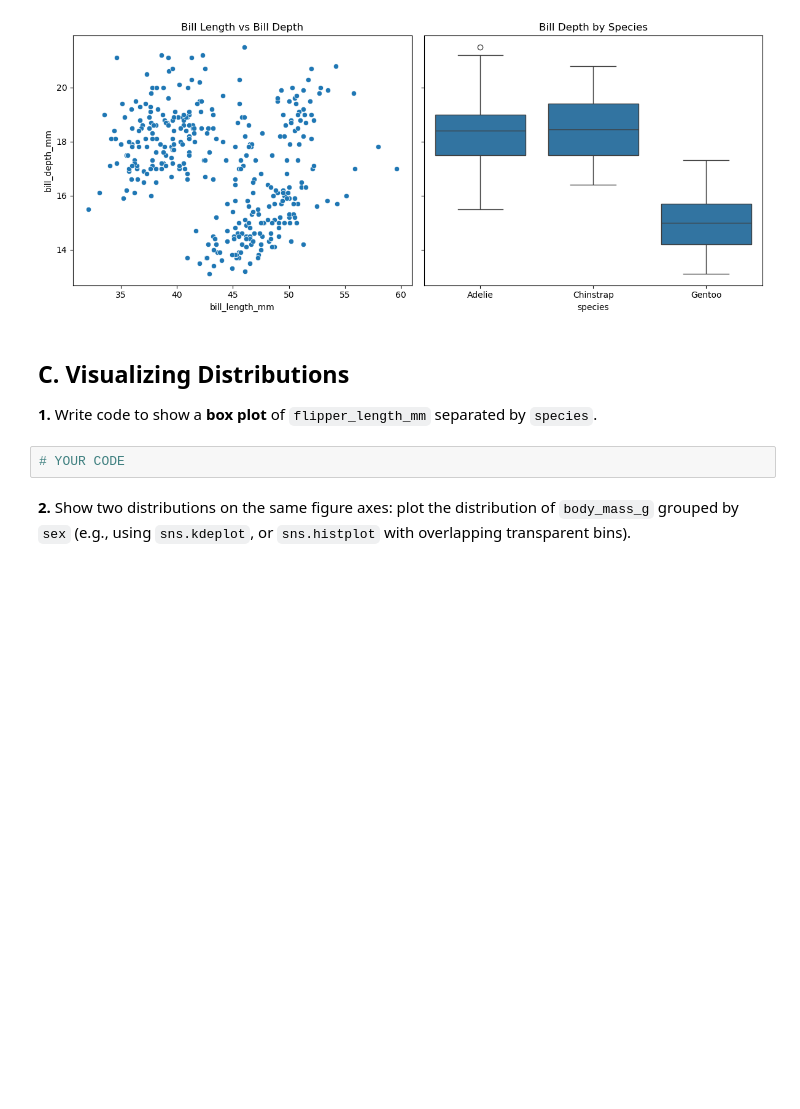
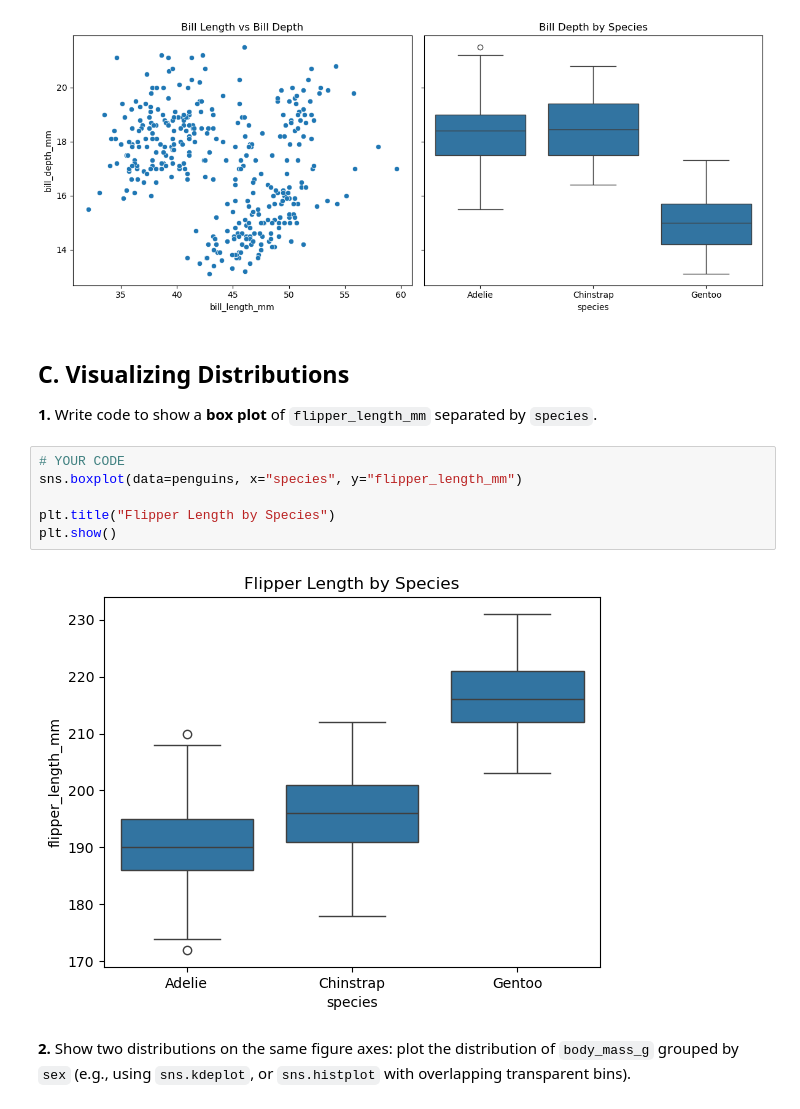
Before and after one commit to Layan-Alamri/B5, a Jupyter notebook: student/C2/m3-2_exercise.ipynb, the cells around one changed output. Drawn from its saved outputs; the diff is of its cells as text; blank space fills up the shorter version.

```diff
--- a/student/C2/m3-2_exercise.ipynb
+++ b/student/C2/m3-2_exercise.ipynb
@@ -92,8 +92,14 @@ plt.show()
 ## C. Visualizing Distributions
 
 **1.** Write code to show a **box plot** of `flipper_length_mm` separated by `species`.
-# %%
-# YOUR CODE
+# %%
+# YOUR CODE
+sns.boxplot(data=penguins, x="species", y="flipper_length_mm")
+
+plt.title("Flipper Length by Species")
+plt.show()
+# %% [output]
+[figure, added]
 # %% [markdown]
 
 
```
